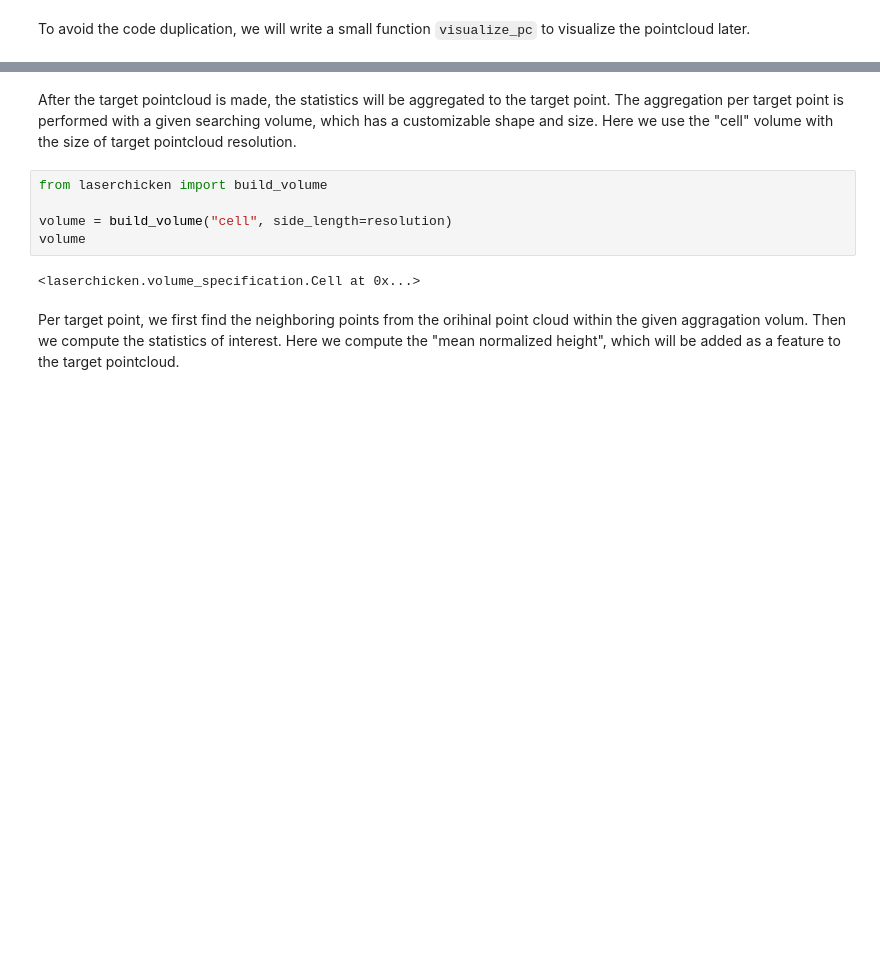
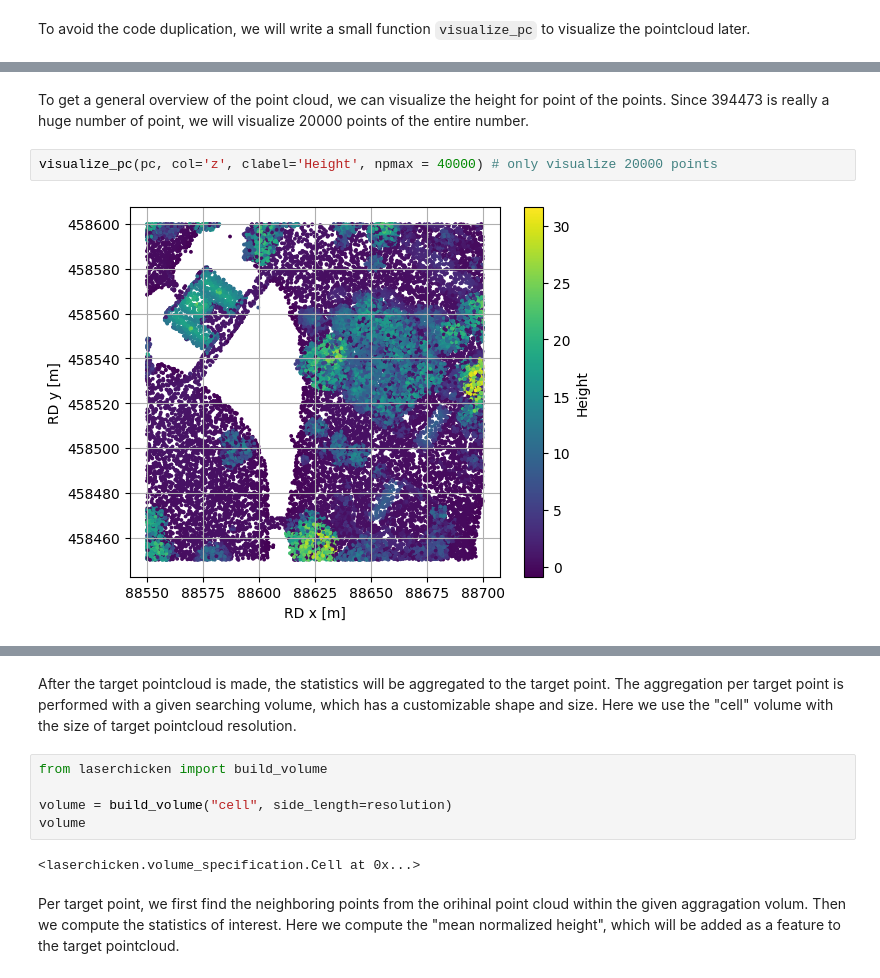
Before and after one commit to eEcoLiDAR/tutorial_ecolidar, a Jupyter notebook: notebooks/laserchiken.ipynb, the cells around one changed output, grey strips where cells are left out. Drawn from its saved outputs; the diff is of its cells as text; blank space fills up the shorter version.

```diff
--- a/notebooks/laserchiken.ipynb
+++ b/notebooks/laserchiken.ipynb
@@ -58,0 +67,6 @@ First of all, we would like to crop the data to the actual area of interest. Thi
+# %% [markdown]
+To get a general overview of the point cloud, we can visualize the height for point of the points. Since 394473 is really a huge number of point, we will visualize 20000 points of the entire number.
+# %%
+visualize_pc(pc, col='z', clabel='Height', npmax = 40000) # only visualize 20000 points
+# %% [output]
+[figure, added]
```
Also changed, not shown: parts of 30 cells of this notebook, 1 other file.
